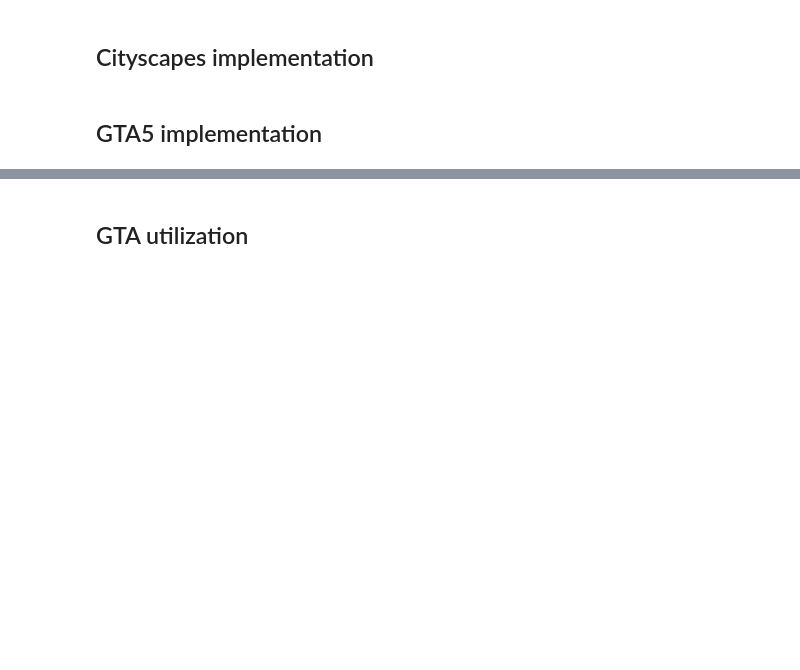
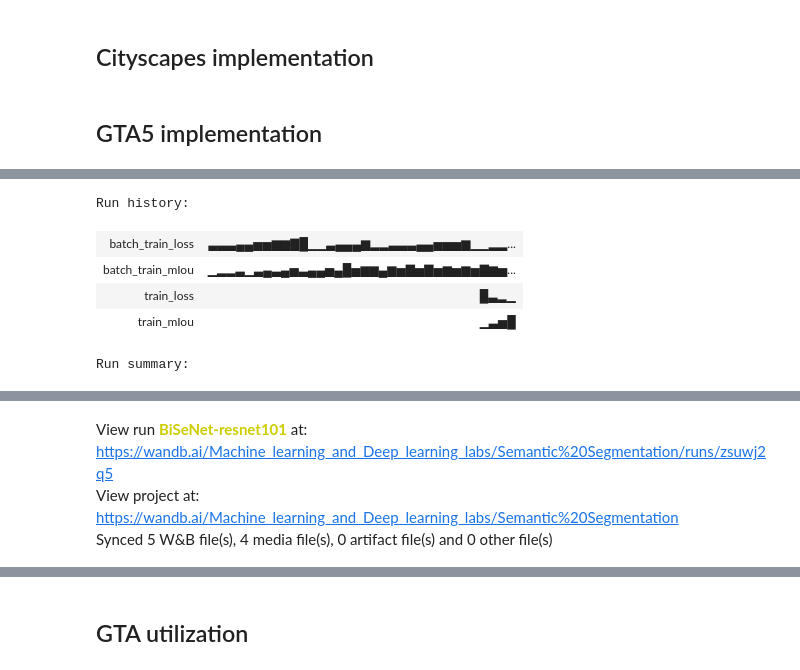
Before and after one commit to OTOTOTO02/MLDL2024_project1, a Jupyter notebook: Semantic_segmentation.ipynb, the cells around one changed output, grey strips where cells are left out. Drawn from its saved outputs; the diff is of its cells as text; code cells hidden in the pictures; blank space fills up the shorter version.

```diff
--- a/Semantic_segmentation.ipynb
+++ b/Semantic_segmentation.ipynb
@@ -263,0 +894,71 @@ class GTA5(Dataset):
+# %%
+import wandb
+import matplotlib.pyplot as plt
+import numpy as np
+
+# Start a new wandb run to track this script.
+run = wandb.init(
+    # Set the wandb entity where your project will be logged (generally your team name).
+    entity="Machine_learning_and_Deep_learning_labs",
+    # Set the wandb project where this run will be logged.
+    project="Semantic Segmentation",
+    name=f"BiSeNet-{context_path}",
+    tags=[f"step2"],
+    # Track hyperparameters and run metadata.
+    config={
+        "learning_rate": lr,
+        "momentum": momentum,
+        "weight_decay": weight_decay,
+        "architecture": f"BiSeNet-{context_path}",
+        "dataset": dataset,
+        "epochs": epochs,
+        "batch": B
+    },
+)
+
+for i in range(epochs):
+    train_loss, train_mIou, train_hist = train(i+1, model, dataloader, criterion, optimizer)
+
+    run.log({"train_loss": train_loss, "train_mIou": 100*train_mIou})
+
+    plt.figure(figsize=(10, 8))
+    sns.heatmap(np.round(train_hist/train_hist.sum(axis=1)[:,np.newaxis], 2), annot=True, cmap="Blues")
+    plt.xlabel("Predicted")
+    plt.ylabel("True")
+    plt.title("Confusion Matrix")
+
+    # Log the matplotlib figure as an image
+    wandb.log({"confusion_matrix": wandb.Image(plt)})
+    plt.close()
+
+    # img_tensor, color_tensor, label = next(iter(dataloader))
+
+    # out = model(img_tensor.to(device))[0][0].argmax(0).cpu()
+
+    # img = tensorToImageCompatible(img_tensor[i])
+    # color = tensorToImageCompatible(color_tensor[i])
+    # decoded_from_labelId = decode_segmap(label[i, 0])
+    # out_decoded = decode_segmap(out)
+
+    # fig, ax = plt.subplots(2,2, figsize=(10,10), layout="tight")
+
+    # ax[0,0].set_title("Original image")
+    # ax[0,0].imshow(img)
+    # ax[0,0].axis('off')
+
+    # ax[0,1].set_title("Colored by label")
+    # ax[0,1].imshow(color)
+    # ax[0,1].axis('off')
+
+    # ax[1,0].set_title("Reconstructed from class ID")
+    # ax[1,0].imshow(decoded_from_labelId)
+    # ax[1,0].axis('off')
+
+    # ax[1,1].set_title("Raw Classes")
+    # ax[1,1].imshow(out_decoded)
+    # ax[1,1].axis('off')
+
+    # fig.show()
+
+run.finish()
+# %% [output]
@@ -263,0 +991,6 @@ class GTA5(Dataset):
+Run history:
+| batch_train_loss | ▃▃▃▄▄▅▅▆▆▇█▁▁▃▄▄▄▆▂▂▃▃▃▄▄▅▅▅▆▁▁▂▂... |
+| batch_train_mIou | ▁▂▂▃▁▃▄▃▄▅▃▄▄▅▄█▅▆▆▄▆▅▇▅▇▅▆▅▆▅▇▆▅... |
+| train_loss | █▃▂▁ |
+| train_mIou | ▁▃▅█ |
+Run summary:
@@ -263,0 +1001,3 @@ class GTA5(Dataset):
+View run BiSeNet-resnet101 at: https://wandb.ai/Machine_learning_and_Deep_learning_labs/Semantic%20Segmentation/runs/zsuwj2q5
+View project at: https://wandb.ai/Machine_learning_and_Deep_learning_labs/Semantic%20Segmentation
+Synced 5 W&B file(s), 4 media file(s), 0 artifact file(s) and 0 other file(s)
```
Also changed, not shown: parts of 32 cells of this notebook.
